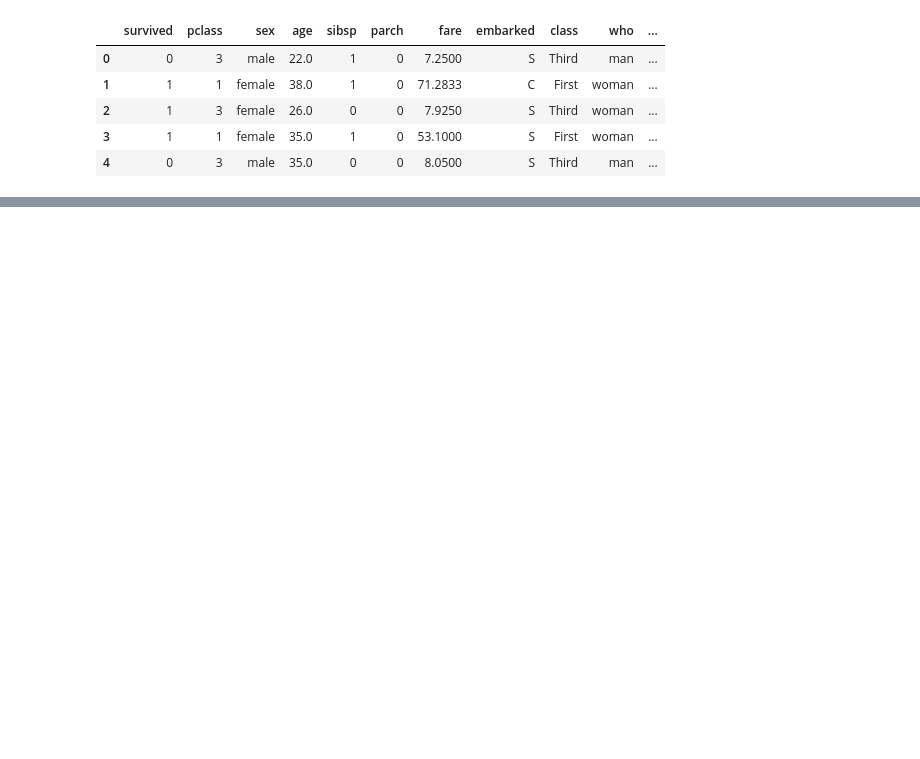
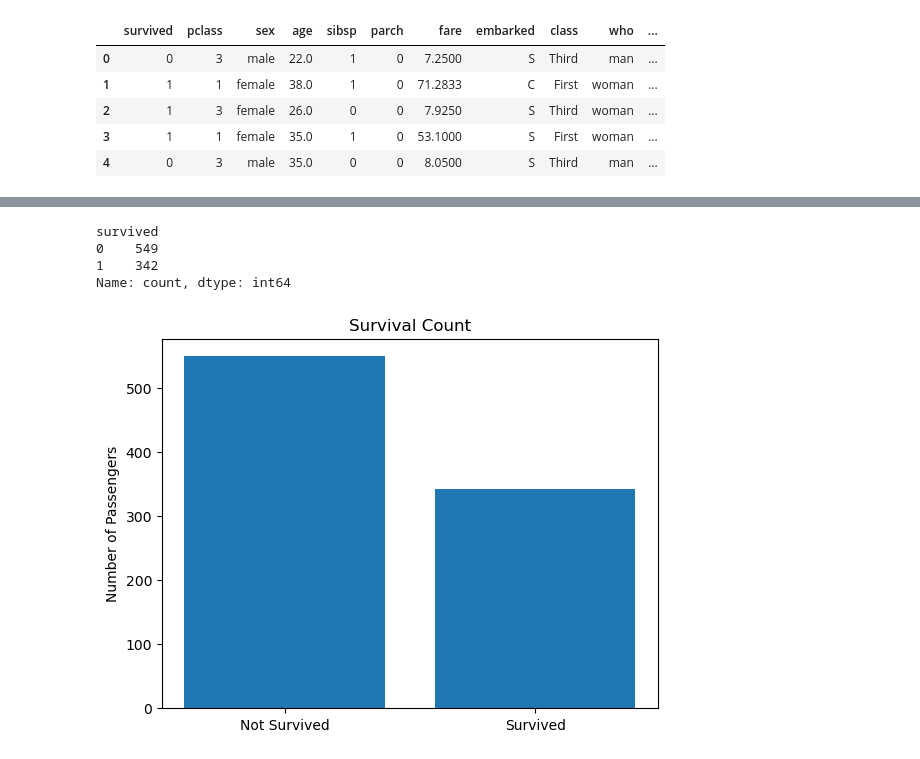
Before and after one commit to pankajvshnv/seaborn_titanic_marathon, a Jupyter notebook: seaborn_17_oct.ipynb, the cells around one changed output, grey strips where cells are left out. Saved outputs shown, nothing was run; the diff lists cells and outputs as text; code cells hidden in the pictures; blank space fills up the shorter version.

```diff
--- a/seaborn_17_oct.ipynb
+++ b/seaborn_17_oct.ipynb
@@ -29,0 +97,17 @@ data.head()
+# %%
+data["survived"].value_counts()
+# %% [output]
+survived
+0    549
+1    342
+Name: count, dtype: int64
+# %%
+x = data['survived'].value_counts()
+
+
+plt.bar(['Not Survived', 'Survived'], survival_counts)
+plt.title('Survival Count')
+plt.ylabel('Number of Passengers')
+plt.show()
+# %% [output]
+[figure, added]
```
Also changed, not shown: parts of 19 cells of this notebook.
